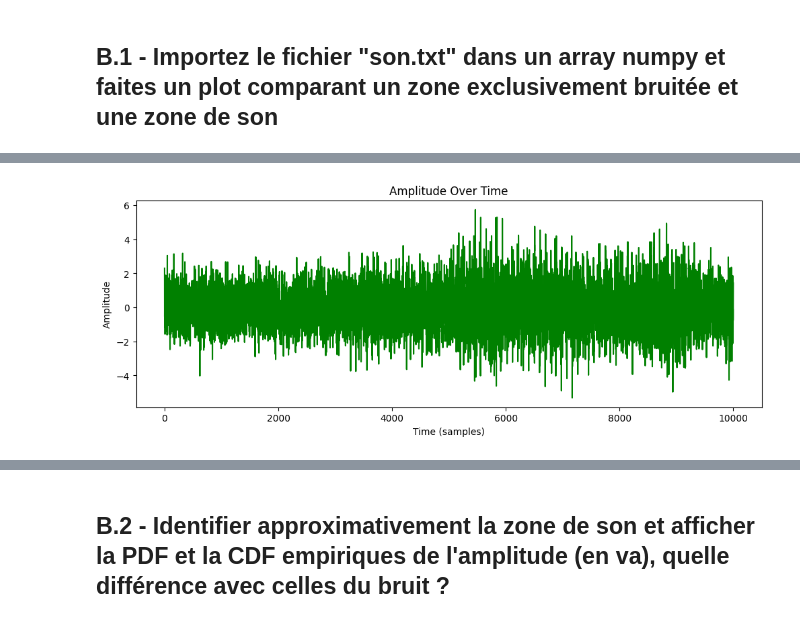
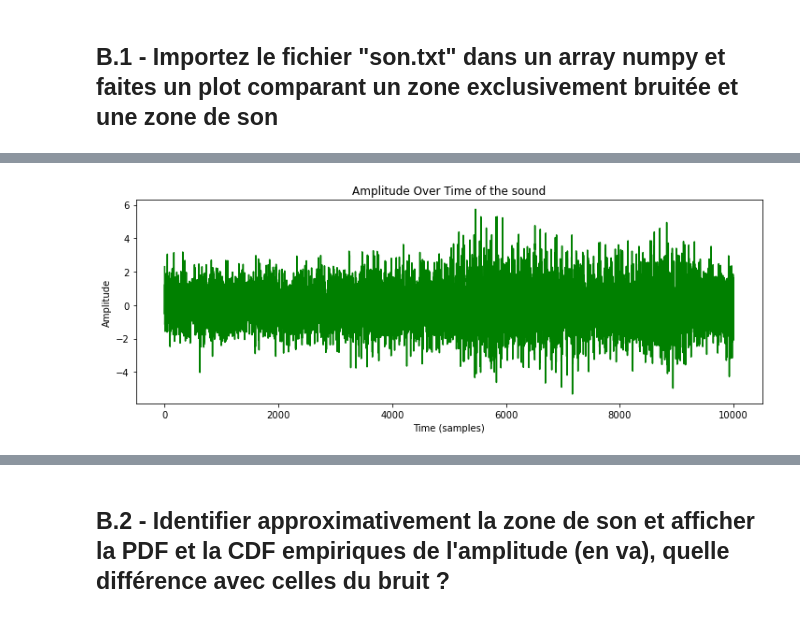
Before and after one commit to shahaf38/Stats-Tests_Hypotheses, a Jupyter notebook: Stats-Tests_Hypotheses.ipynb, the cells around one changed output, grey strips where cells are left out. Saved outputs shown, nothing was run; the diff lists cells and outputs as text; code cells hidden in the pictures.

Commit message:
Plot the sound and noise zones

```diff
--- a/Stats-Tests_Hypotheses.ipynb
+++ b/Stats-Tests_Hypotheses.ipynb
@@ -337,12 +335,12 @@ array([ 0.2762355 , -0.23708508, -1.09863731, ..., -0.74703573,
 # %%
-dS son_data[500000: 510000]
+data_interval = son_data[500000: 510000]
 
 #Plot the entire data
 plt.figure(figsize=(12, 4))
 plt.plot(data_interval, color='green')
-plt.title('Amplitude Over Time')
+plt.title('Amplitude Over Time of the sound')
 plt.xlabel('Time (samples)')
 plt.ylabel('Amplitude')
 plt.show()
 # %% [output]
-[figure, old version]
+[figure, new version]
```
Also changed, not shown: parts of 8 cells of this notebook.
